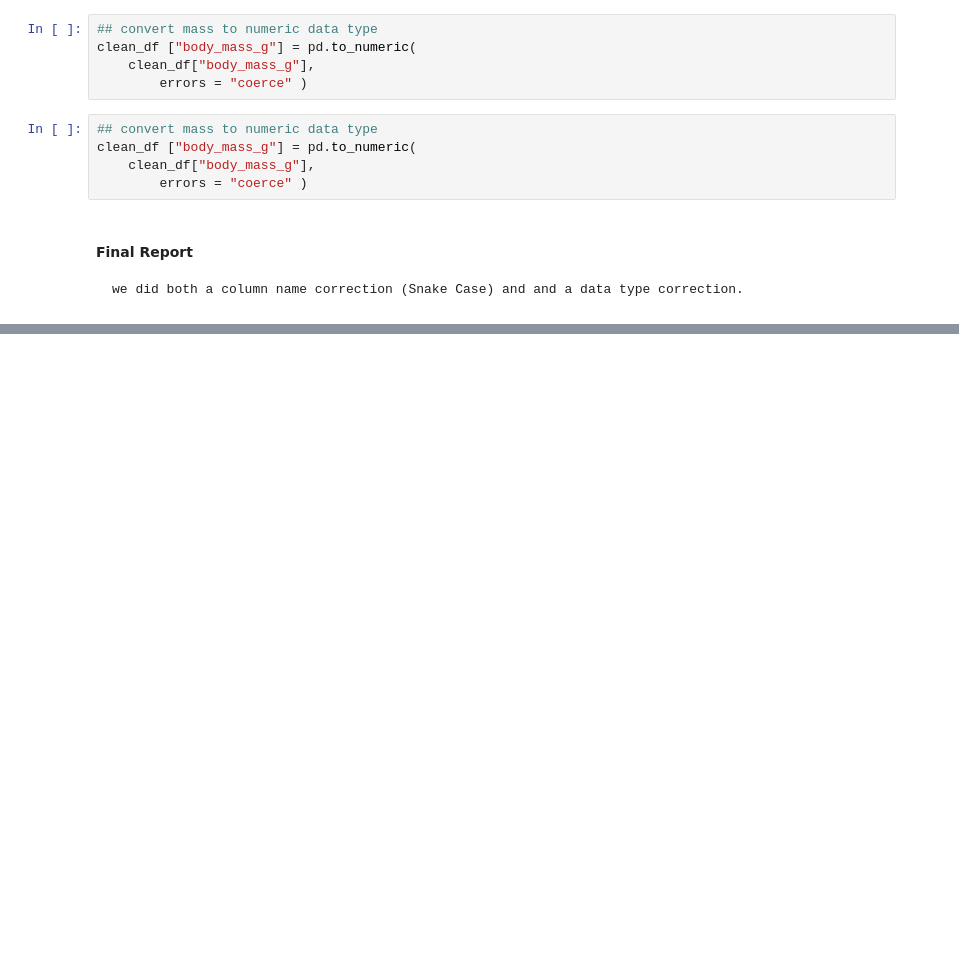
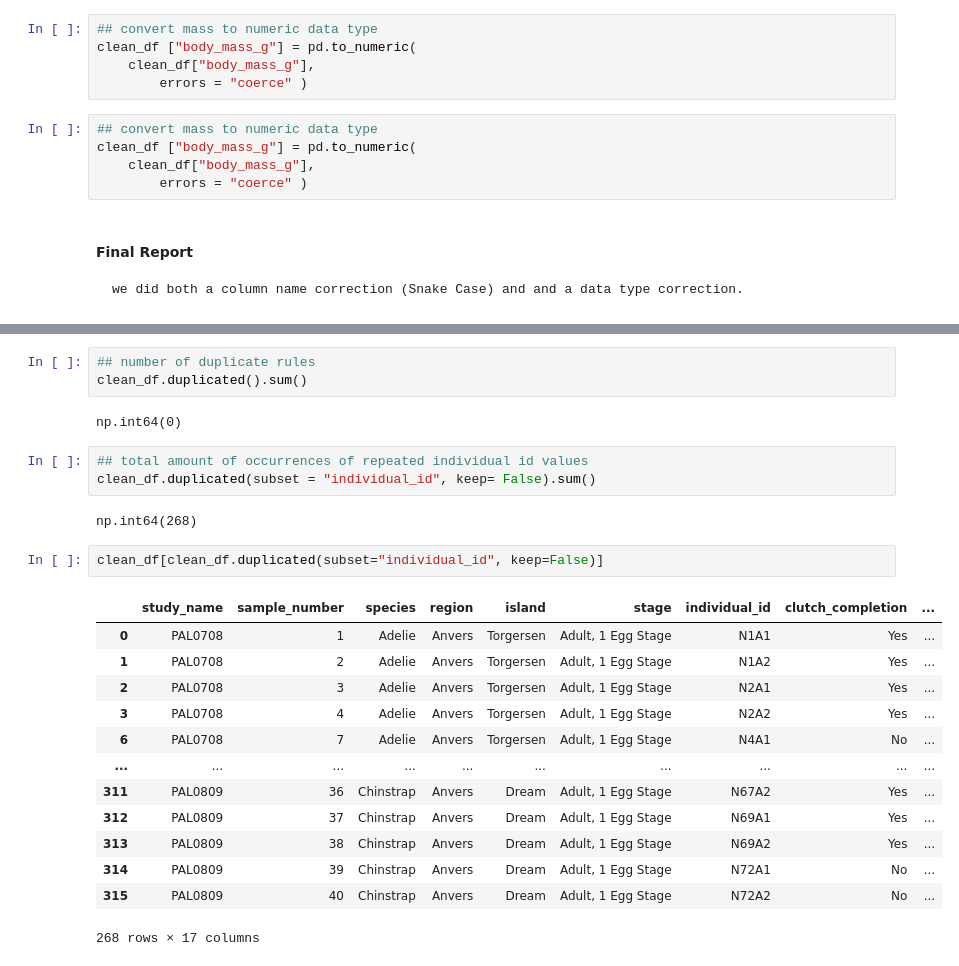
Before and after one commit to Alhassaned3/Data-Science-Phase-I, a Jupyter notebook: ADS HW 1.ipynb, the cells around one changed output, grey strips where cells are left out. Drawn from its saved outputs; the diff is of its cells as text; blank space fills up the shorter version.

```diff
--- a/ADS HW 1.ipynb
+++ b/ADS HW 1.ipynb
@@ -194,0 +346,26 @@ dtype: object
+# %%
+## number of duplicate rules
+clean_df.duplicated().sum()
+# %% [output]
+np.int64(0)
+# %%
+## total amount of occurrences of repeated individual id values
+clean_df.duplicated(subset = "individual_id", keep= False).sum()
+# %% [output]
+np.int64(268)
+# %%
+clean_df[clean_df.duplicated(subset="individual_id", keep=False)]
+# %% [output]
+|  | study_name | sample_number | species | region | island | stage | individual_id | clutch_completion | ... |
+| 0 | PAL0708 | 1 | Adelie | Anvers | Torgersen | Adult, 1 Egg Stage | N1A1 | Yes | ... |
+| 1 | PAL0708 | 2 | Adelie | Anvers | Torgersen | Adult, 1 Egg Stage | N1A2 | Yes | ... |
+| 2 | PAL0708 | 3 | Adelie | Anvers | Torgersen | Adult, 1 Egg Stage | N2A1 | Yes | ... |
+| 3 | PAL0708 | 4 | Adelie | Anvers | Torgersen | Adult, 1 Egg Stage | N2A2 | Yes | ... |
+| 6 | PAL0708 | 7 | Adelie | Anvers | Torgersen | Adult, 1 Egg Stage | N4A1 | No | ... |
+| ... | ... | ... | ... | ... | ... | ... | ... | ... | ... |
+| 311 | PAL0809 | 36 | Chinstrap | Anvers | Dream | Adult, 1 Egg Stage | N67A2 | Yes | ... |
+| 312 | PAL0809 | 37 | Chinstrap | Anvers | Dream | Adult, 1 Egg Stage | N69A1 | Yes | ... |
+| 313 | PAL0809 | 38 | Chinstrap | Anvers | Dream | Adult, 1 Egg Stage | N69A2 | Yes | ... |
+| 314 | PAL0809 | 39 | Chinstrap | Anvers | Dream | Adult, 1 Egg Stage | N72A1 | No | ... |
+| 315 | PAL0809 | 40 | Chinstrap | Anvers | Dream | Adult, 1 Egg Stage | N72A2 | No | ... |
+268 rows × 17 columns
```
Also changed, not shown: parts of 86 cells of this notebook.
